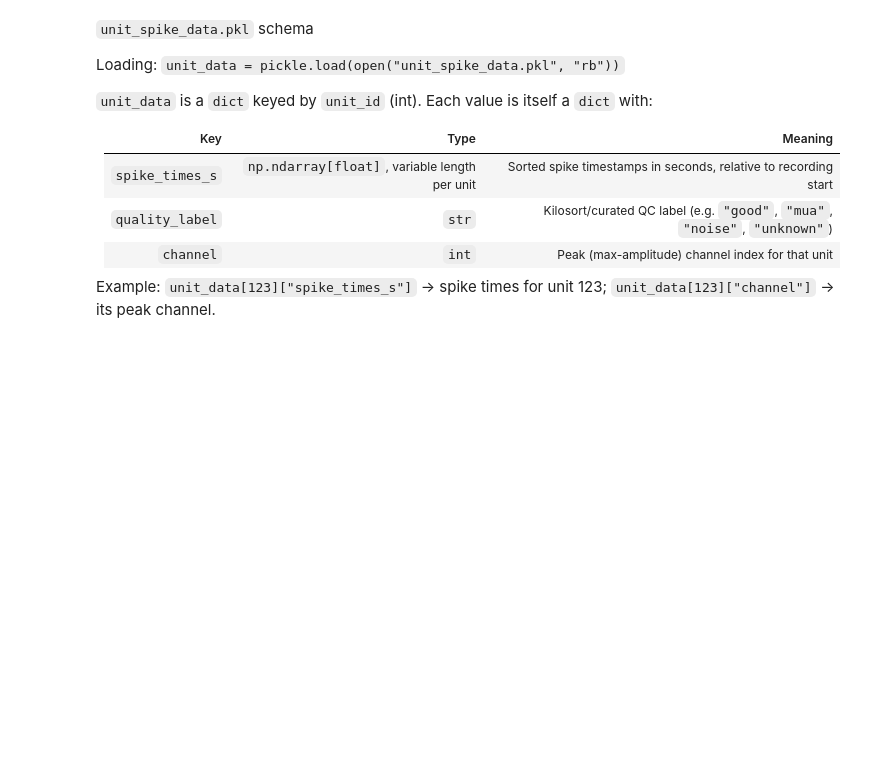
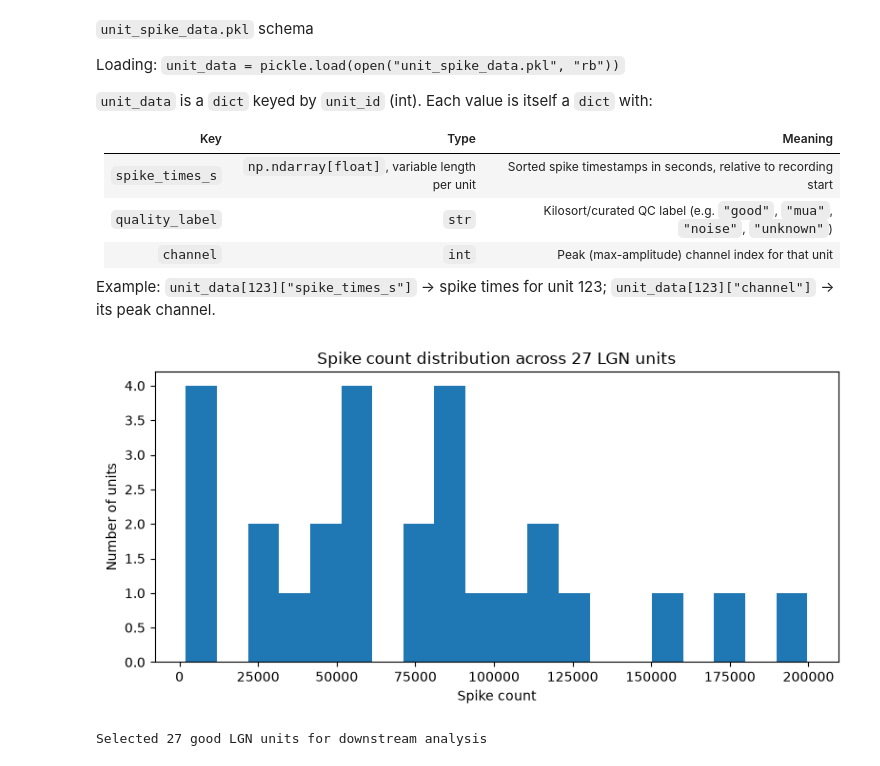
Before and after one commit to StyraxW/Spikesorting_related, a Jupyter notebook: sorted/post_processing.ipynb, the cells around one changed output. Cells and saved outputs as stored; diff of their text form; code cells hidden in the pictures; blank space fills up the shorter version.

```diff
--- a/sorted/post_processing.ipynb
+++ b/sorted/post_processing.ipynb
@@ -6,3 +11,8 @@ nidq_file_path = r"C:\\SGL_DATA\\20260625_exp1_g0"  # folder containing the .nid
+# %%
+# --- Inputs: set once per recording/sorting run --- M2-V1
+raw_data_folder = r"C:\\SGL_DATA\\20260709_V1_exp_g0\\20260709_V1_exp_g0_imec0"
+sorter_output_path = r"kilosort4_imec_ap_20260709_V1_exp_job47457293\\sorter_output"
+nidq_file_path = r"C:\\SGL_DATA\\20260709_V1_exp_g0"  # folder containing the .nidq.bin/.meta (BNC channels)
 # %%
 import os
 import pickle
@@ -92,26 +107,30 @@ Loading: `unit_data = pickle.load(open("unit_spike_data.pkl", "rb"))`
 Example: `unit_data[123]["spike_times_s"]` -> spike times for unit 123; `unit_data[123]["channel"]` -> its peak channel.
 # %%
 # select all the LGN units (label "good") for downstream analysis
-unit_data = pickle.load(open("kilosort4_imec_ap_20260625_exp1_job46233787\\unit_spike_data.pkl", "rb"))
-lgn_channel_range = range(10, 51)  # inclusive LGN channel range
+unit_data = pickle.load(open("kilosort4_imec_ap_20260707_LGN_exp_job47328234\\unit_spike_data.pkl", "rb"))
+# unit_data = pickle.load(open("kilosort4_imec_ap_20260625_exp1_job46233787\\unit_spike_data.pkl", "rb"))
+# unit_data = pickle.load(open("kilosort4_imec_ap_20260709_V1_exp_job47457293\\unit_spike_data.pkl", "rb"))
+lgn_channel_range = range(0, 55)  # inclusive LGN channel range
 lgn_units = [
     unit_id
     for unit_id, record in unit_data.items()
     if record["quality_label"] == "good" and record["channel"] in lgn_channel_range
 ]
 # unwanted_units = [22, 48]
 # lgn_units = [unit_id for unit_id in lgn_units if unit_id not in unwanted_units]
 # lgn_units = [27, 30, 31, 32, 33]
-lgn_units = [unit_id for unit_id in lgn_units if unit_data[unit_id]["spike_times_s"].size < 100000]  # filter out units with too many spikes
+lgn_units = [unit_id for unit_id in lgn_units if unit_data[unit_id]["spike_times_s"].size < 200000]  # filter out units with too many spikes
 
 spike_counts = [unit_data[unit_id]["spike_times_s"].size for unit_id in lgn_units]
 plt.figure(figsize=(8, 4))
 plt.hist(spike_counts, bins=20)
 plt.xlabel("Spike count")
 plt.ylabel("Number of units")
 plt.title(f"Spike count distribution across {len(lgn_units)} LGN units")
 plt.tight_layout()
 plt.show()
+# %% [output]
+[figure, added]
 # %%
 # raster plotting function for LGN units, optionally aligned to chirp onset detected in BNC channel
 lgn_spike_times = {
@@ -203,5 +222,7 @@ def plot_raster(start_time_s, lapse_s, spike_times=None, bnc_channel=0, chirp_th
     return fig, raster_ax, chirp_onset_times_s
 
 # Example: fig, ax, chirp_onsets = plot_raster(start_time_s=10.0, lapse_s=2.0)
+# %% [output]
+Selected 27 good LGN units for downstream analysis
 # %%
 # plot selected raster window for LGN units, optionally aligned to chirp onset detected in BNC channel
```
Also changed, not shown: parts of 13 cells of this notebook, 1 other file.
